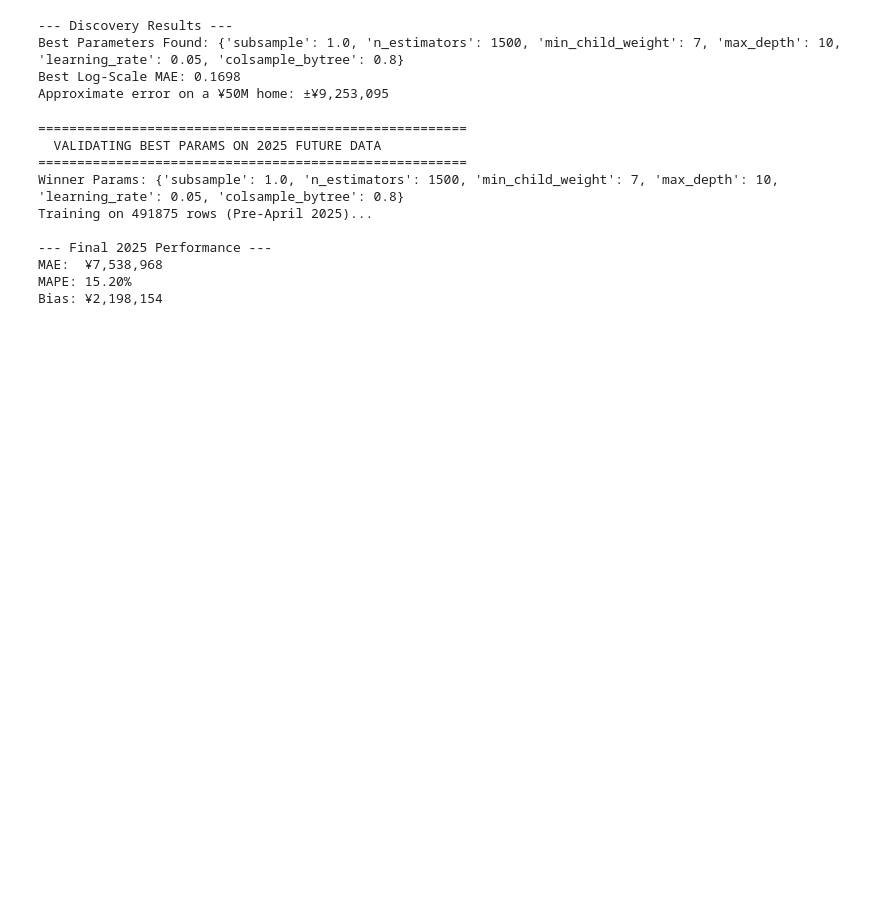
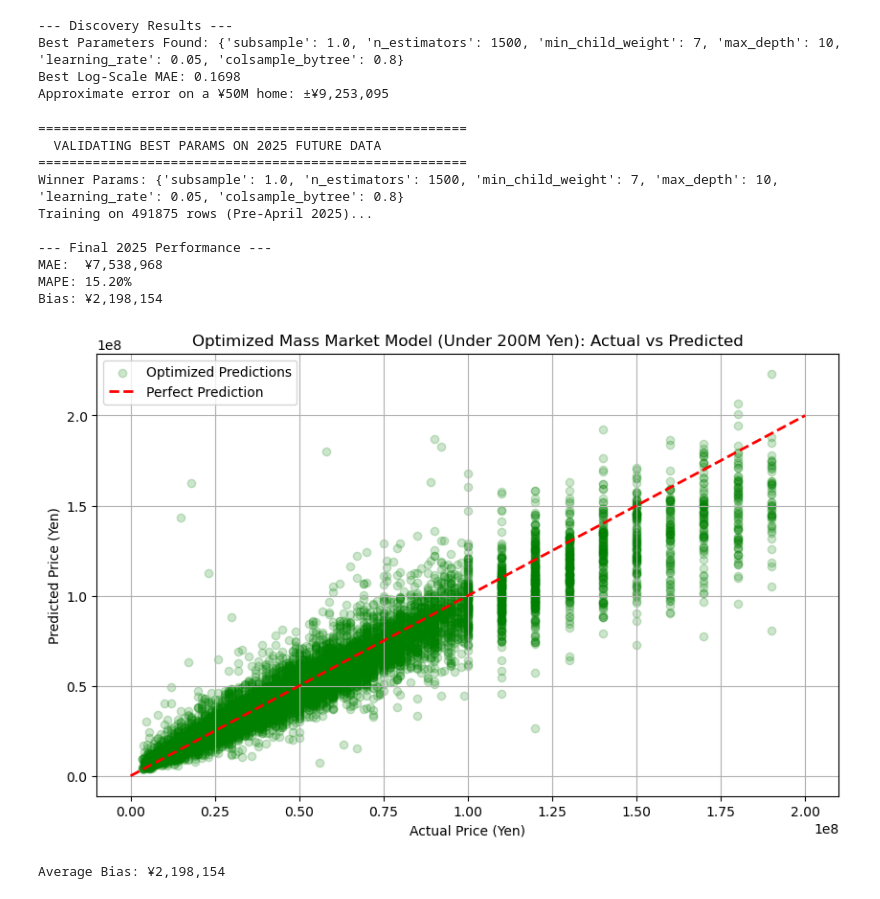
Before and after one commit to pablosumi/tokyo-real-estate-smart-advisor, a Jupyter notebook: notebooks/modeling_xgb.ipynb, the cells around one changed output. Drawn from its saved outputs; the diff is of its cells as text; code cells hidden in the pictures; blank space fills up the shorter version.

Commit message:
added residual plot for optimized model

```diff
--- a/notebooks/modeling_xgb.ipynb
+++ b/notebooks/modeling_xgb.ipynb
@@ -553,0 +570,25 @@ Bias: ¥2,198,154
+# %%
+# 1. Setup the Plot
+plt.figure(figsize=(10, 6))
+
+# 2. Scatter Plot (Green for "Go/Good")
+plt.scatter(actual_yen, preds_yen, alpha=0.2, color='green', label='Optimized Predictions')
+
+# 3. The "Perfect" Line (Red Dashed)
+# We plot from 0 to 200M since that's our cutoff
+plt.plot([0, 200000000], [0, 200000000], 'r--', lw=2, label='Perfect Prediction')
+
+# 4. Labels and Title with dynamic metrics
+plt.xlabel('Actual Price (Yen)')
+plt.ylabel('Predicted Price (Yen)')
+plt.title(f'Optimized Mass Market Model (Under 200M Yen): Actual vs Predicted')
+
+plt.legend()
+plt.grid(True)
+plt.show()
+
+# 5. Print the Bias (The "Katayori" / 偏り)
+print(f"Average Bias: ¥{np.mean(residuals):,.0f}")
+# %% [output]
+[figure, added]
+Average Bias: ¥2,198,154
```
Also changed, not shown: parts of 1 cell of this notebook.
